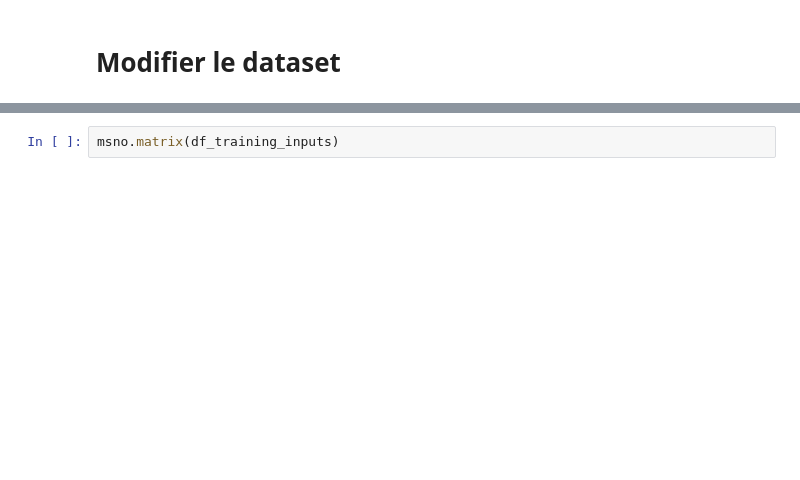
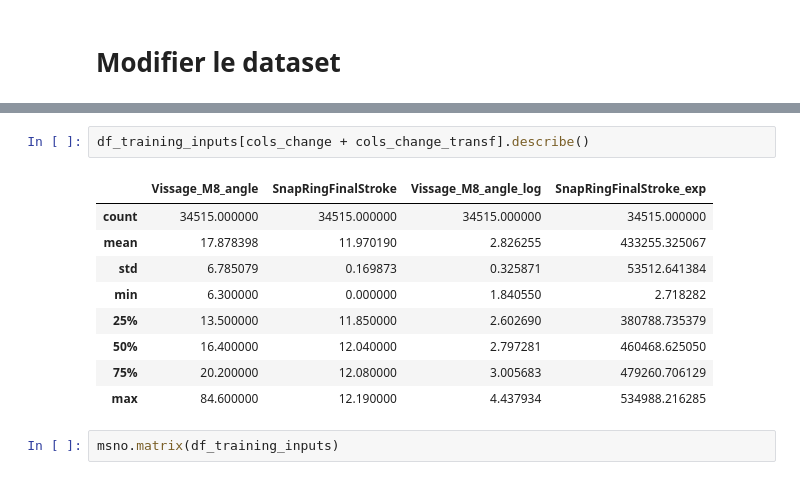
Before and after one commit to TonioHathos/AI_Valeo, a Jupyter notebook: Pre_processing_dataset_yudi.ipynb, the cells around one changed output, grey strips where cells are left out. Saved outputs shown, nothing was run; the diff lists cells and outputs as text; blank space fills up the shorter version.

```diff
--- a/Pre_processing_dataset_yudi.ipynb
+++ b/Pre_processing_dataset_yudi.ipynb
@@ -462,2 +427,14 @@ df_training_inputs.describe()
+# %%
+df_training_inputs[cols_change + cols_change_transf].describe()
+# %% [output]
+|  | Vissage_M8_angle | SnapRingFinalStroke | Vissage_M8_angle_log | SnapRingFinalStroke_exp |
+| count | 34515.000000 | 34515.000000 | 34515.000000 | 34515.000000 |
+| mean | 17.878398 | 11.970190 | 2.826255 | 433255.325067 |
+| std | 6.785079 | 0.169873 | 0.325871 | 53512.641384 |
+| min | 6.300000 | 0.000000 | 1.840550 | 2.718282 |
+| 25% | 13.500000 | 11.850000 | 2.602690 | 380788.735379 |
+| 50% | 16.400000 | 12.040000 | 2.797281 | 460468.625050 |
+| 75% | 20.200000 | 12.080000 | 3.005683 | 479260.706129 |
+| max | 84.600000 | 12.190000 | 4.437934 | 534988.216285 |
 # %%
 msno.matrix(df_training_inputs)
```
Also changed, not shown: parts of 19 cells of this notebook.
